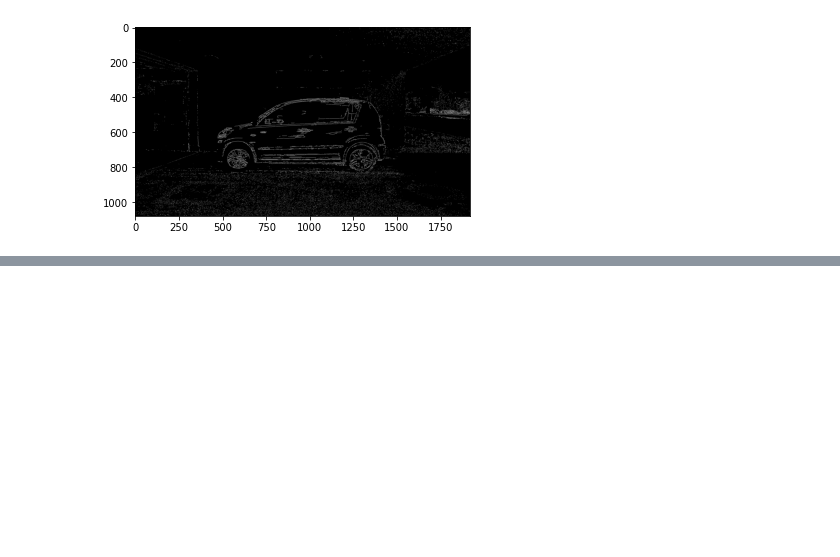
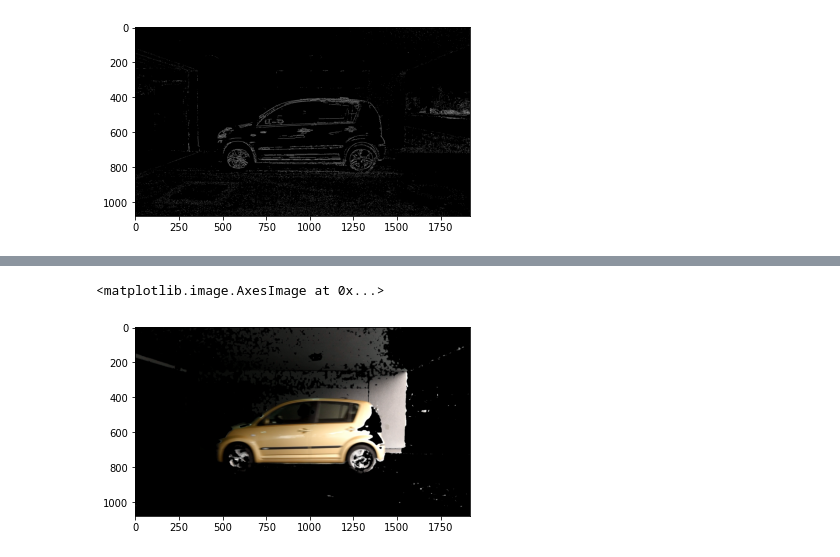
Before and after one commit to k9p5/computer-vision-vehicle-classification, a Jupyter notebook: preprocessing.ipynb, the cells around one changed output, grey strips where cells are left out. Cells and saved outputs as stored; diff of their text form; code cells hidden in the pictures; blank space fills up the shorter version.

```diff
--- a/preprocessing.ipynb
+++ b/preprocessing.ipynb
@@ -84,0 +138,25 @@ plt.imshow(img, cmap = 'gray')
+# %%
+#color filter with segmentation
+import matplotlib.pyplot as plt
+import numpy as np
+import cv2
+
+img = cv2.imread('test.jpg')
+
+blur = cv2.blur(img,(5,5))
+blur0=cv2.medianBlur(blur,5)
+blur1= cv2.GaussianBlur(blur0,(5,5),0)
+blur2= cv2.bilateralFilter(blur1,9,75,75)
+
+hsv = cv2.cvtColor(blur2, cv2.COLOR_BGR2HSV)
+
+low_blue = np.array([55, 0, 0])
+high_blue = np.array([118, 255, 255])
+mask = cv2.inRange(hsv, low_blue, high_blue)
+
+res = cv2.bitwise_and(img,img, mask= mask)
+
+plt.imshow(res)
+# %% [output]
+<matplotlib.image.AxesImage at 0x...>
+[figure, added]
```
Also changed, not shown: parts of 9 cells of this notebook.
